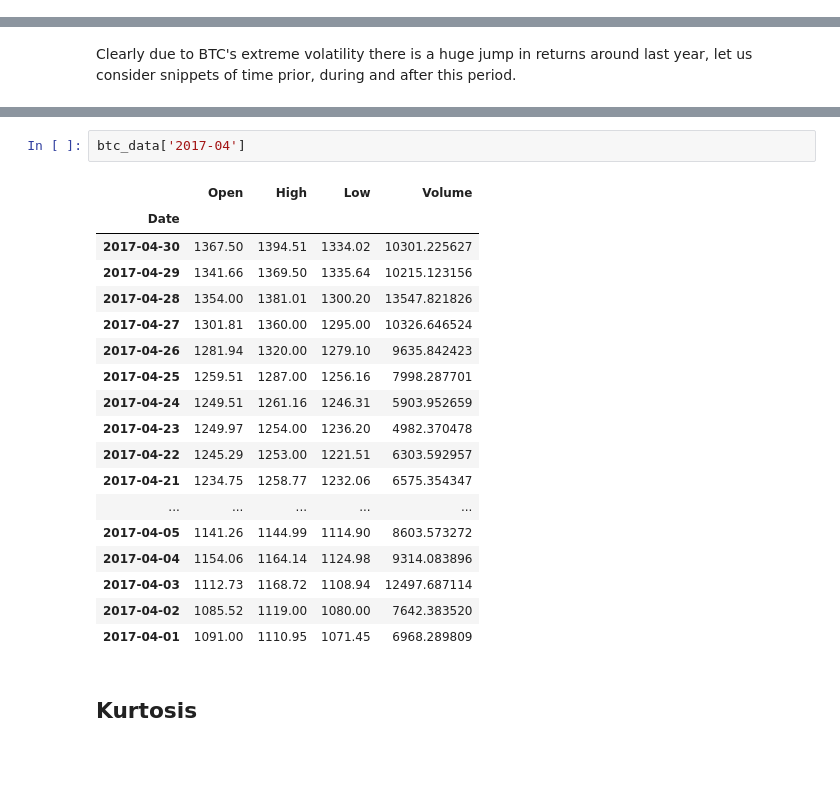
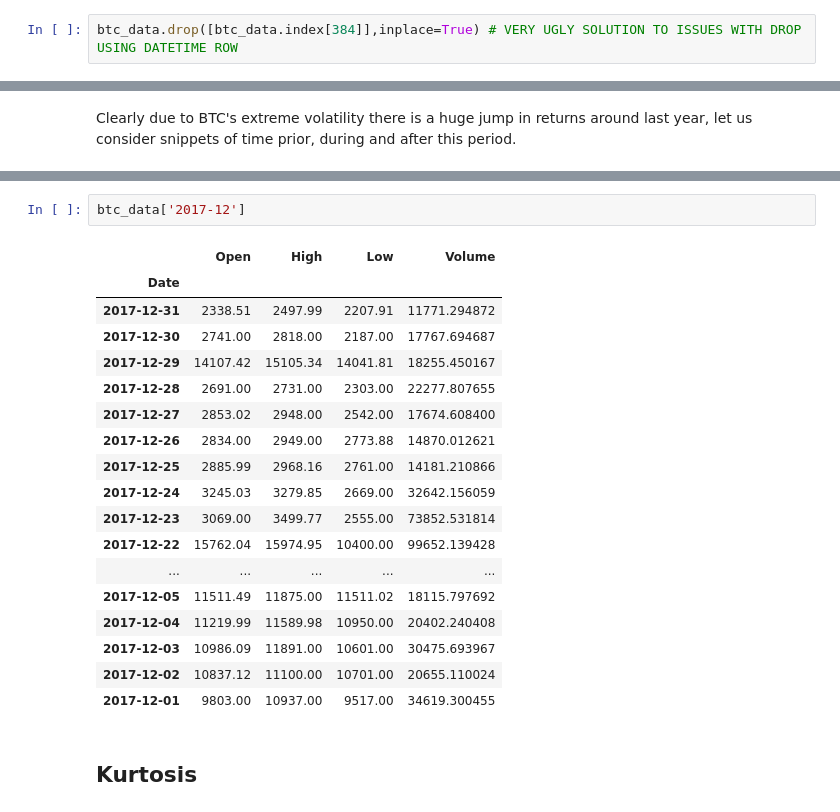
Before and after one commit to ngurnani/VolatilityPrediction, a Jupyter notebook: src/EDA.ipynb, the cells around one changed output, grey strips where cells are left out. Saved outputs shown, nothing was run; the diff lists cells and outputs as text; blank space fills up the shorter version.

```diff
--- a/src/EDA.ipynb
+++ b/src/EDA.ipynb
@@ -36,3 +32,5 @@ SyntaxError: invalid syntax (<ipython-input-40-f22a4c379ecf>, line 1)
+# %%
+btc_data.drop([btc_data.index[384]],inplace=True) # VERY UGLY SOLUTION TO ISSUES WITH DROP USING DATETIME ROW
 # %%
 sp500_index_data.head()
 # %% [output]
@@ -126,23 +101,23 @@ Name: Open, dtype: float64
 # %%
-btc_data['2017-04']
+btc_data['2017-12']
 # %% [output]
 |  | Open | High | Low | Volume |
 | Date |  |  |  |  |
-| 2017-04-30 | 1367.50 | 1394.51 | 1334.02 | 10301.225627 |
-| 2017-04-29 | 1341.66 | 1369.50 | 1335.64 | 10215.123156 |
-| 2017-04-28 | 1354.00 | 1381.01 | 1300.20 | 13547.821826 |
-| 2017-04-27 | 1301.81 | 1360.00 | 1295.00 | 10326.646524 |
-| 2017-04-26 | 1281.94 | 1320.00 | 1279.10 | 9635.842423 |
-| 2017-04-25 | 1259.51 | 1287.00 | 1256.16 | 7998.287701 |
-| 2017-04-24 | 1249.51 | 1261.16 | 1246.31 | 5903.952659 |
-| 2017-04-23 | 1249.97 | 1254.00 | 1236.20 | 4982.370478 |
-| 2017-04-22 | 1245.29 | 1253.00 | 1221.51 | 6303.592957 |
-| 2017-04-21 | 1234.75 | 1258.77 | 1232.06 | 6575.354347 |
+| 2017-12-31 | 2338.51 | 2497.99 | 2207.91 | 11771.294872 |
+| 2017-12-30 | 2741.00 | 2818.00 | 2187.00 | 17767.694687 |
+| 2017-12-29 | 14107.42 | 15105.34 | 14041.81 | 18255.450167 |
+| 2017-12-28 | 2691.00 | 2731.00 | 2303.00 | 22277.807655 |
+| 2017-12-27 | 2853.02 | 2948.00 | 2542.00 | 17674.608400 |
+| 2017-12-26 | 2834.00 | 2949.00 | 2773.88 | 14870.012621 |
+| 2017-12-25 | 2885.99 | 2968.16 | 2761.00 | 14181.210866 |
+| 2017-12-24 | 3245.03 | 3279.85 | 2669.00 | 32642.156059 |
+| 2017-12-23 | 3069.00 | 3499.77 | 2555.00 | 73852.531814 |
+| 2017-12-22 | 15762.04 | 15974.95 | 10400.00 | 99652.139428 |
 | ... | ... | ... | ... | ... |
-| 2017-04-05 | 1141.26 | 1144.99 | 1114.90 | 8603.573272 |
-| 2017-04-04 | 1154.06 | 1164.14 | 1124.98 | 9314.083896 |
-| 2017-04-03 | 1112.73 | 1168.72 | 1108.94 | 12497.687114 |
-| 2017-04-02 | 1085.52 | 1119.00 | 1080.00 | 7642.383520 |
-| 2017-04-01 | 1091.00 | 1110.95 | 1071.45 | 6968.289809 |
+| 2017-12-05 | 11511.49 | 11875.00 | 11511.02 | 18115.797692 |
+| 2017-12-04 | 11219.99 | 11589.98 | 10950.00 | 20402.240408 |
+| 2017-12-03 | 10986.09 | 11891.00 | 10601.00 | 30475.693967 |
+| 2017-12-02 | 10837.12 | 11100.00 | 10701.00 | 20655.110024 |
+| 2017-12-01 | 9803.00 | 10937.00 | 9517.00 | 34619.300455 |
 # %% [markdown]
 ## Kurtosis
```
Also changed, not shown: parts of 11 cells of this notebook, 3 other files.
